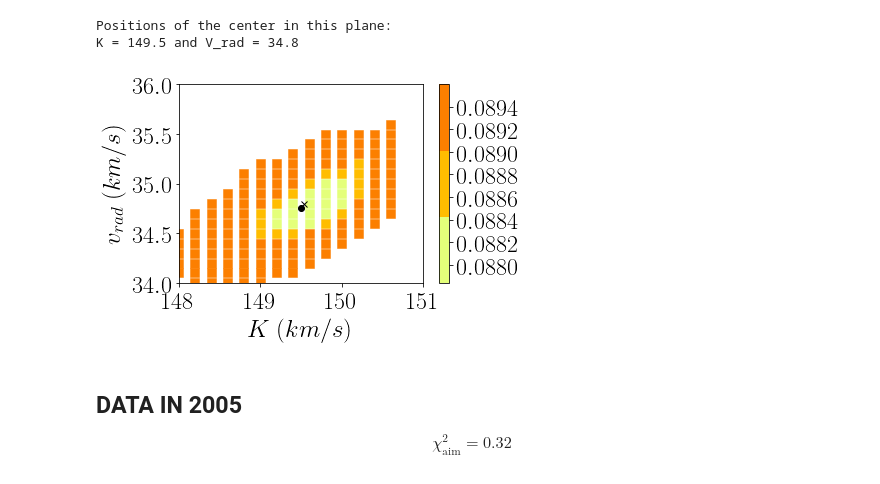
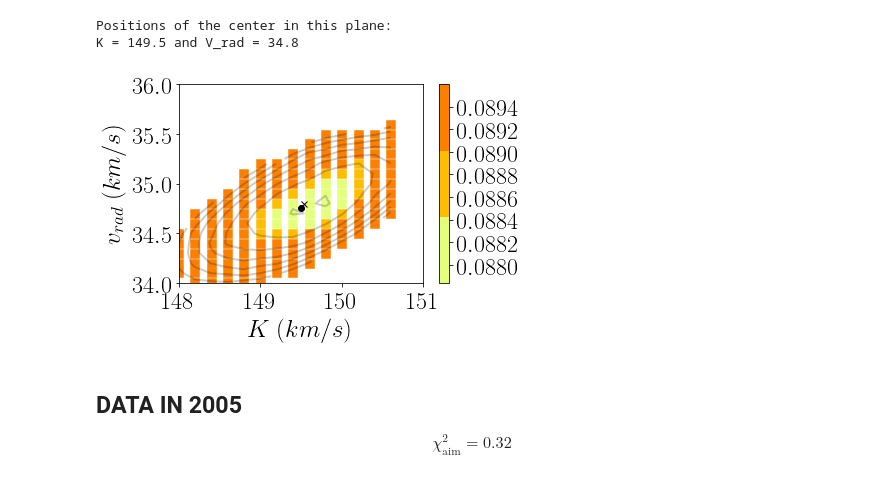
Before and after one commit to bzaire/Reports, a Jupyter notebook: search_3d_params.ipynb, the cells around one changed output. Cells and saved outputs as stored; diff of their text form; code cells hidden in the pictures.

```diff
--- a/search_3d_params.ipynb
+++ b/search_3d_params.ipynb
@@ -222,16 +224,17 @@ Positions of the center in this plane:
 K = 149.5 and V_rad = 34.8
 # %%
 P.scatter(x, y, c=z, marker = 's', s=80, cmap=cmap, vmin = vmin, vmax = 1.02*vmin)
+P.colorbar()
+P.contour(x, y, z, colors='k', alpha=0.2)
 P.xlim((x.min(), x.max()))
 P.ylim((y.min(), y.max()))
 P.plot(best_x, best_y, 'x', color='k')
 P.plot(X_min, Y_min, 'o', color='k')
-P.colorbar()
 P.xlabel(r'$K\; (km/s)$')
 P.ylabel(r'$v_{rad}\; (km/s)$')
 P.tight_layout()
 # %% [output]
-[figure, old version]
+[figure, new version]
 # %% [markdown]
 ## DATA IN 2005
   \begin{equation*} \chi^2_{\mathrm{aim}} = 0.32 \end{equation*}
```
Also changed, not shown: parts of 11 cells of this notebook.
